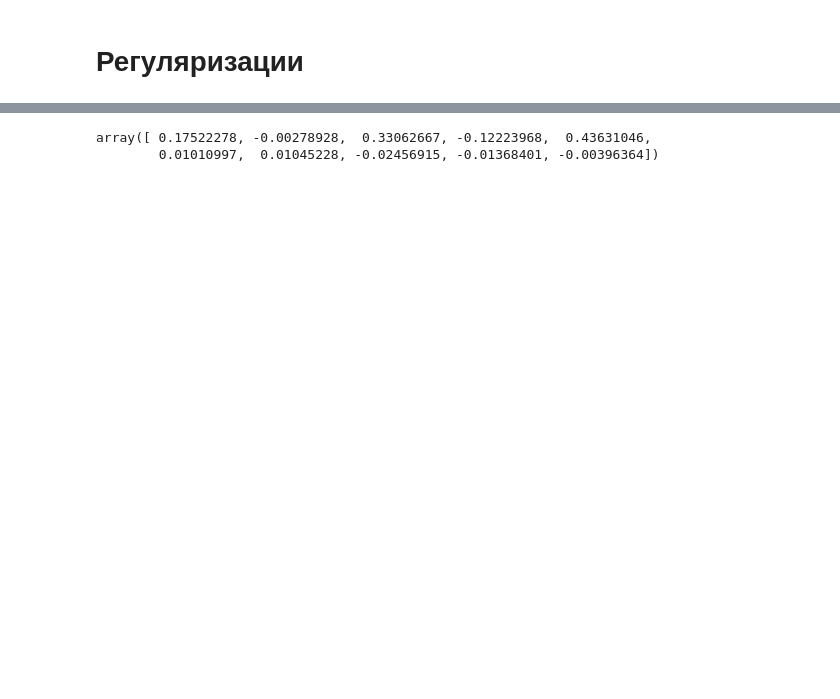
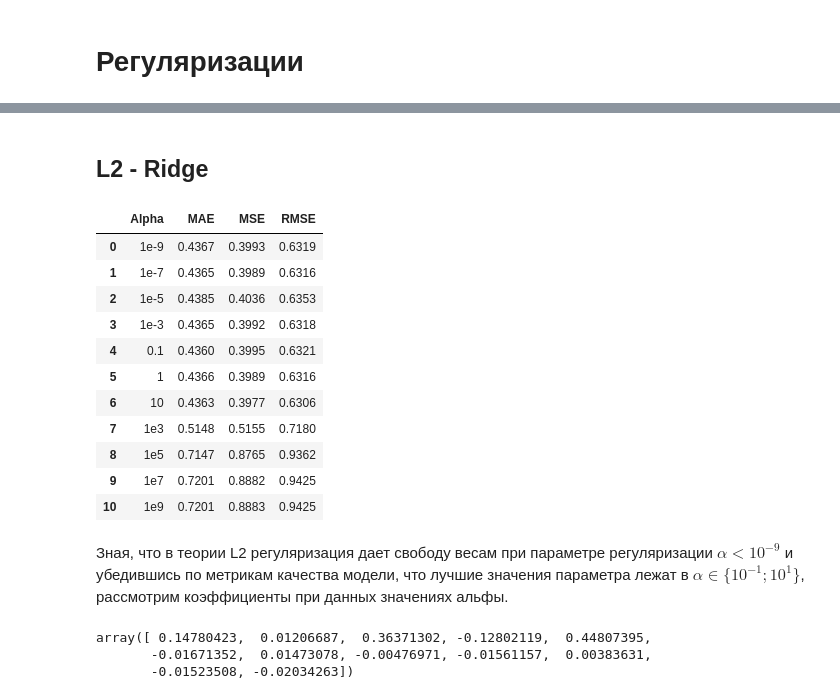
Before and after one commit to rock-n-shrimproll/ML_HSE, a Jupyter notebook: class2_Regression-Texts.ipynb, the cells around one changed output, grey strips where cells are left out. Cells and saved outputs as stored; diff of their text form; code cells hidden in the pictures; blank space fills up the shorter version.

```diff
--- a/class2_Regression-Texts.ipynb
+++ b/class2_Regression-Texts.ipynb
@@ -554,0 +599,14 @@ results_df
+# %%
+cur_metrics = basic_movements(input_text = input_text,
+                              vector_size = 7,
+                              norm_flag = True,
+                              model = 'linear', alpha = 1.0)
+
+cur_metrics_df = {'Model type' : 'Linear Regression',
+                      'Parameter' : 'Optimal vector size = 7',
+                      'MAE' : f'{cur_metrics[0]:.4f}',
+                      'MSE' : f'{cur_metrics[1]:.4f}',
+                      'RMSE' : f'{cur_metrics[2]:.4f}'
+                 }
+
+results_df = results_df.append(cur_metrics_df , ignore_index=True)
@@ -685,7 +624,10 @@ linear()
-# %%
-regressor = LinearRegression()
-regressor.fit(X_train, y_train)
-regressor.coef_
-# %% [output]
-array([ 0.17522278, -0.00278928,  0.33062667, -0.12223968,  0.43631046,
-        0.01010997,  0.01045228, -0.02456915, -0.01368401, -0.00396364])
+# %%
+# default alpha = 1.0!
+alphas = ['1e-9', '1e-7','1e-5', '1e-3', '0.1', '1', '10', '1e3', '1e5', '1e7', '1e9']
+
+#for future: loop across models
+# models = {
+#     'linear' : LinearRegression(),
+#     'lasso' : Lasso(),
+#     'ridge' : Ridge()
+# }
@@ -691,0 +662,44 @@ array([ 0.17522278, -0.00278928,  0.33062667, -0.12223968,  0.43631046,
+# %% [markdown]
+## L2 - Ridge
+# %%
+ridge_metrics_df = pd.DataFrame({'Alpha' : [],'MAE' : [],'MSE' : [], 'RMSE' : []})
+# %%
+for alpha in alphas:
+    cur_metrics = basic_movements(input_text = input_text,
+                              vector_size = 7,
+                              norm_flag = True,
+                              model = 'ridge', alpha = float(alpha))
+
+    cur_metrics_df = {'Alpha' : alpha,
+                      'MAE' : f'{cur_metrics[0]:.4f}',
+                      'MSE' : f'{cur_metrics[1]:.4f}',
+                      'RMSE' : f'{cur_metrics[2]:.4f}'
+                 }
+
+    ridge_metrics_df = ridge_metrics_df.append(cur_metrics_df , ignore_index=True)
+ridge_metrics_df
+# %% [output]
+|  | Alpha | MAE | MSE | RMSE |
+| 0 | 1e-9 | 0.4367 | 0.3993 | 0.6319 |
+| 1 | 1e-7 | 0.4365 | 0.3989 | 0.6316 |
+| 2 | 1e-5 | 0.4385 | 0.4036 | 0.6353 |
+| 3 | 1e-3 | 0.4365 | 0.3992 | 0.6318 |
+| 4 | 0.1 | 0.4360 | 0.3995 | 0.6321 |
+| 5 | 1 | 0.4366 | 0.3989 | 0.6316 |
+| 6 | 10 | 0.4363 | 0.3977 | 0.6306 |
+| 7 | 1e3 | 0.5148 | 0.5155 | 0.7180 |
+| 8 | 1e5 | 0.7147 | 0.8765 | 0.9362 |
+| 9 | 1e7 | 0.7201 | 0.8882 | 0.9425 |
+| 10 | 1e9 | 0.7201 | 0.8883 | 0.9425 |
+# %% [markdown]
+Зная, что в теории L2 регуляризация дает свободу весам при параметре регуляризации $\alpha \lt 10^{-9}$ и убедившись по метрикам качества модели, что лучшие значения параметра лежат в $\alpha \in \{10^{-1}; 10^1 \}$, рассмотрим коэффициенты при данных значениях альфы.
+# %%
+ridge_model_coefs = get_coef(input_text = input_text,
+                              norm_flag = True,
+                              model = 'ridge',
+                              alpha = 1e-1)
+ridge_model_coefs
+# %% [output]
+array([ 0.14780423,  0.01206687,  0.36371302, -0.12802119,  0.44807395,
+       -0.01671352,  0.01473078, -0.00476971, -0.01561157,  0.00383631,
+       -0.01523508, -0.02034263])
```
Also changed, not shown: parts of 65 cells of this notebook.
